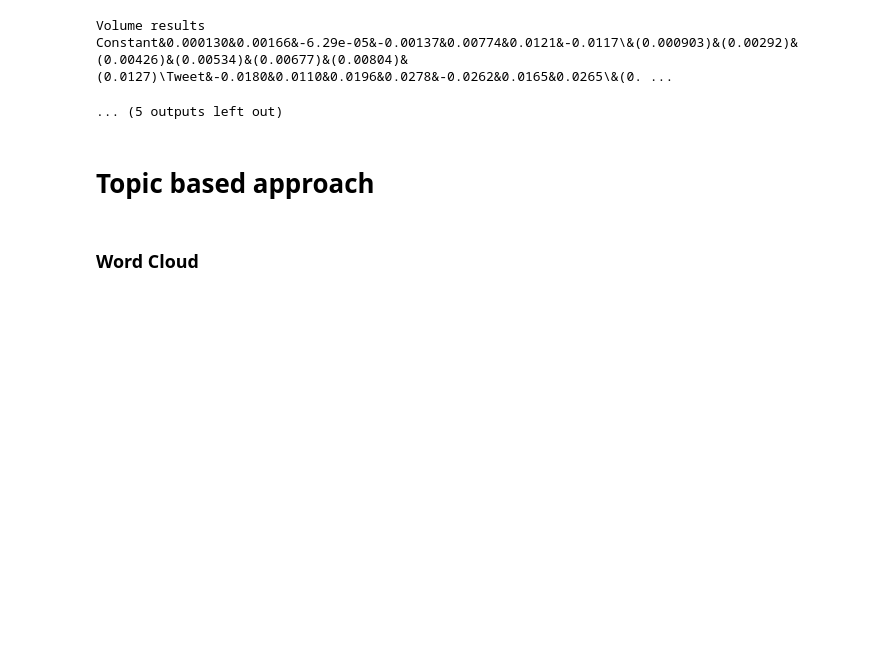
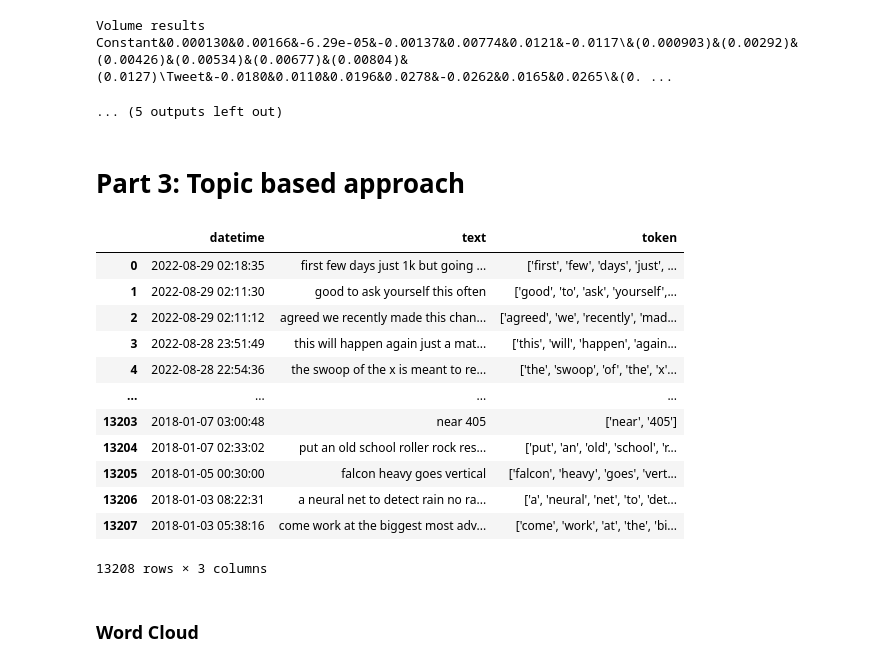
Before and after one commit to vladlevitin/finance_project, a Jupyter notebook: analysis.ipynb, the cells around one changed output. Saved outputs shown, nothing was run; the diff lists cells and outputs as text; code cells hidden in the pictures; blank space fills up the shorter version.

```diff
--- a/analysis.ipynb
+++ b/analysis.ipynb
@@ -938,7 +938,24 @@ Volume results
 Constant&0.000130&0.00166&-6.29e-05&-0.00137&0.00774&0.0121&-0.0117\&(0.000903)&(0.00292)&(0.00426)&(0.00534)&(0.00677)&(0.00804)&(0.0127)\Tweet&-0.0180&0.0110&0.0196&0.0278&-0.0262&0.0165&0.0265\&(0. ...
 ... (5 outputs left out)
 # %% [markdown]
-# Topic based approach
+# Part 3: Topic based approach
+# %%
+tweets = pd.read_csv('data/tweets/all_tweets.csv')
+tweets
+# %% [output]
+|  | datetime | text | token |
+| 0 | 2022-08-29 02:18:35 | first few days just 1k but going ... | ['first', 'few', 'days', 'just', ... |
+| 1 | 2022-08-29 02:11:30 | good to ask yourself this often | ['good', 'to', 'ask', 'yourself',... |
+| 2 | 2022-08-29 02:11:12 | agreed we recently made this chan... | ['agreed', 'we', 'recently', 'mad... |
+| 3 | 2022-08-28 23:51:49 | this will happen again just a mat... | ['this', 'will', 'happen', 'again... |
+| 4 | 2022-08-28 22:54:36 | the swoop of the x is meant to re... | ['the', 'swoop', 'of', 'the', 'x'... |
+| ... | ... | ... | ... |
+| 13203 | 2018-01-07 03:00:48 | near 405 | ['near', '405'] |
+| 13204 | 2018-01-07 02:33:02 | put an old school roller rock res... | ['put', 'an', 'old', 'school', 'r... |
+| 13205 | 2018-01-05 00:30:00 | falcon heavy goes vertical | ['falcon', 'heavy', 'goes', 'vert... |
+| 13206 | 2018-01-03 08:22:31 | a neural net to detect rain no ra... | ['a', 'neural', 'net', 'to', 'det... |
+| 13207 | 2018-01-03 05:38:16 | come work at the biggest most adv... | ['come', 'work', 'at', 'the', 'bi... |
+13208 rows × 3 columns
 # %% [markdown]
 ### Word Cloud
 # %% [markdown]
```
Also changed, not shown: 1 other file.
